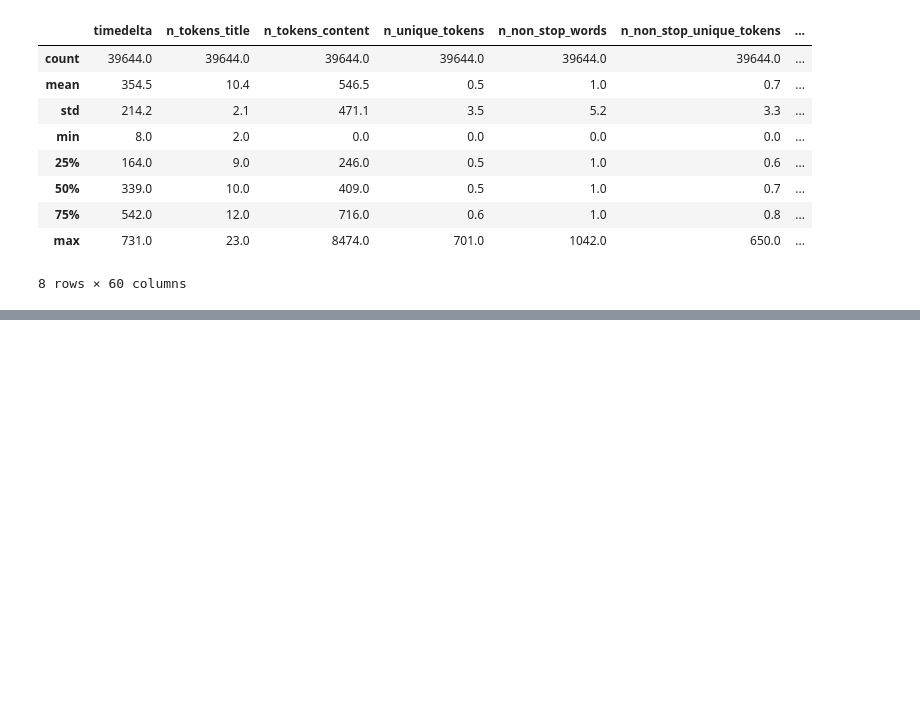
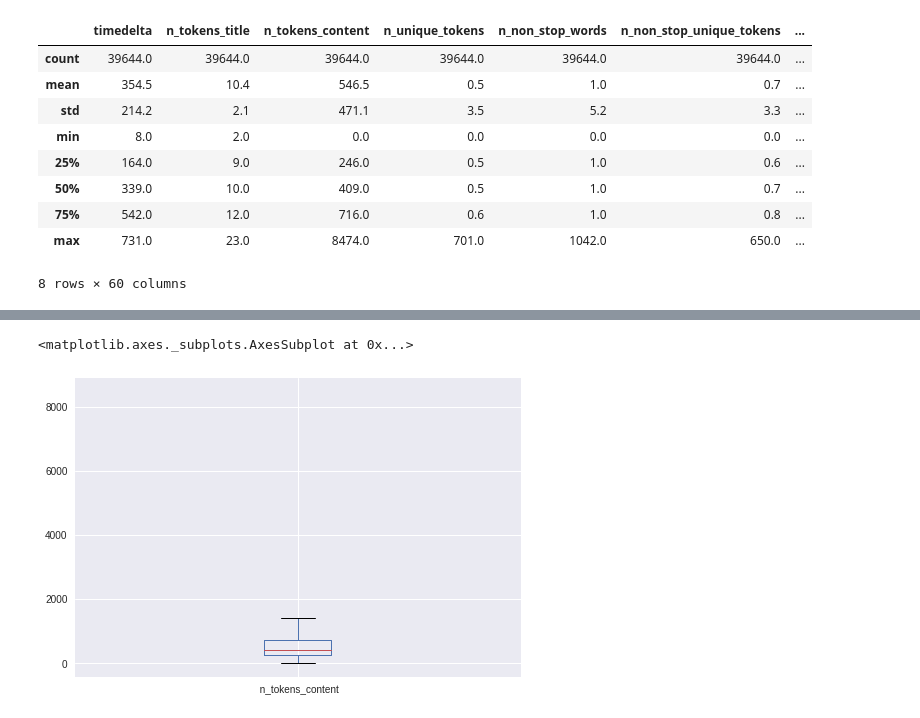
Before and after one commit to AmoDinho/Machine-Learning-Crash-Course-with-TF, a Jupyter notebook: examples/Mashable.ipynb, the cells around one changed output, grey strips where cells are left out. Drawn from its saved outputs; the diff is of its cells as text; code cells hidden in the pictures; blank space fills up the shorter version.

```diff
--- a/examples/Mashable.ipynb
+++ b/examples/Mashable.ipynb
@@ -77,0 +94,5 @@ mashable_df.describe()
+# %%
+content_tokens.plot(kind='box')
+# %% [output]
+<matplotlib.axes._subplots.AxesSubplot at 0x...>
+[figure, added]
```
Also changed, not shown: parts of 22 cells of this notebook.
